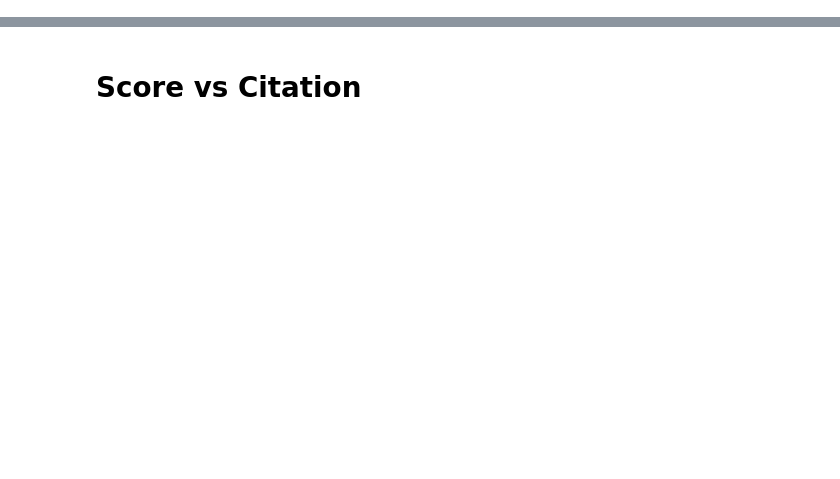
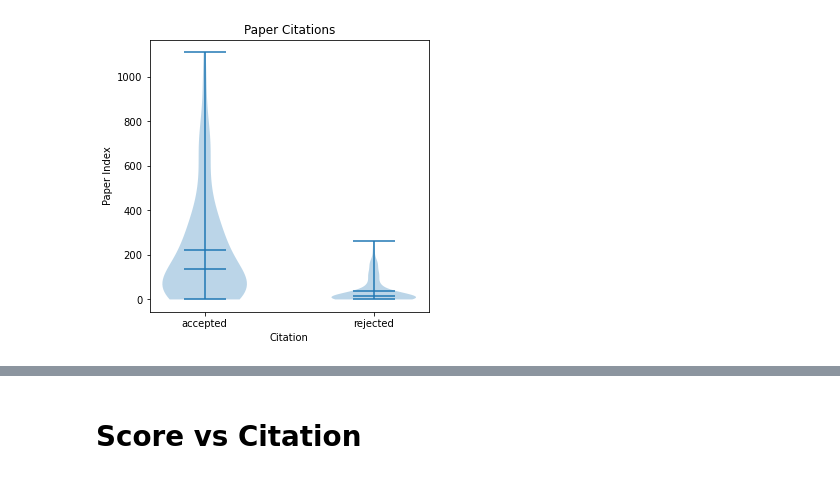
Before and after one commit to TrubadurOsman/PeerTrust, a Jupyter notebook: EDA.ipynb, the cells around one changed output, grey strips where cells are left out. Saved outputs shown, nothing was run; the diff lists cells and outputs as text; code cells hidden in the pictures; blank space fills up the shorter version.

```diff
--- a/EDA.ipynb
+++ b/EDA.ipynb
@@ -80,0 +125,12 @@ Normalized per paper citations of rejected papers:  52.14035087719298
+# %%
+# plot viline plot of citation for accepted and rejected papers, also show the mean and median and data points
+
+plt.figure(figsize=(5, 5))
+plt.xlabel('Citation')
+plt.ylabel('Paper Index')
+plt.title('Paper Citations')
+plt.violinplot([accepted_norm['citation'], rejected_norm['citation']], showmeans=True, showmedians=True)
+plt.xticks([1, 2], ['accepted', 'rejected'])
+plt.show()
+# %% [output]
+[figure, added]
```
Also changed, not shown: parts of 23 cells of this notebook, 8 other files.
